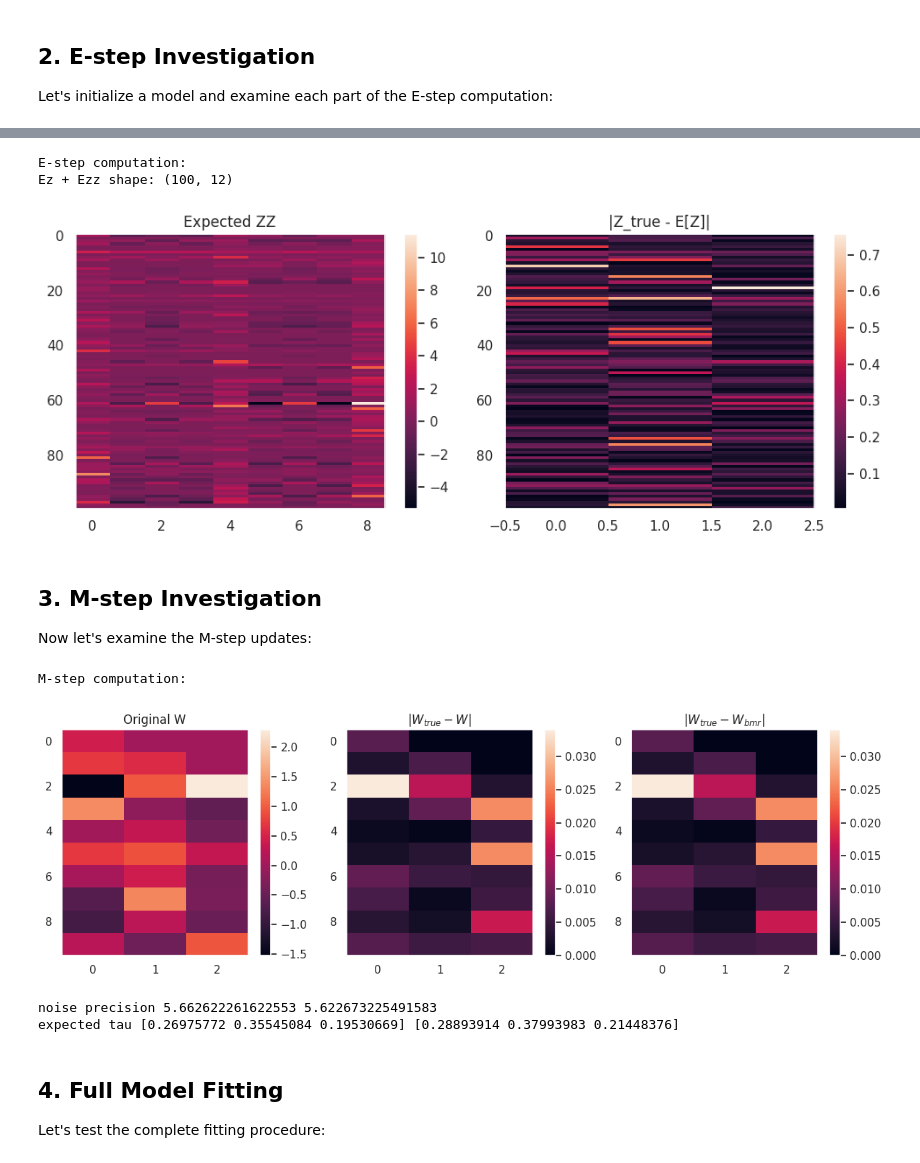
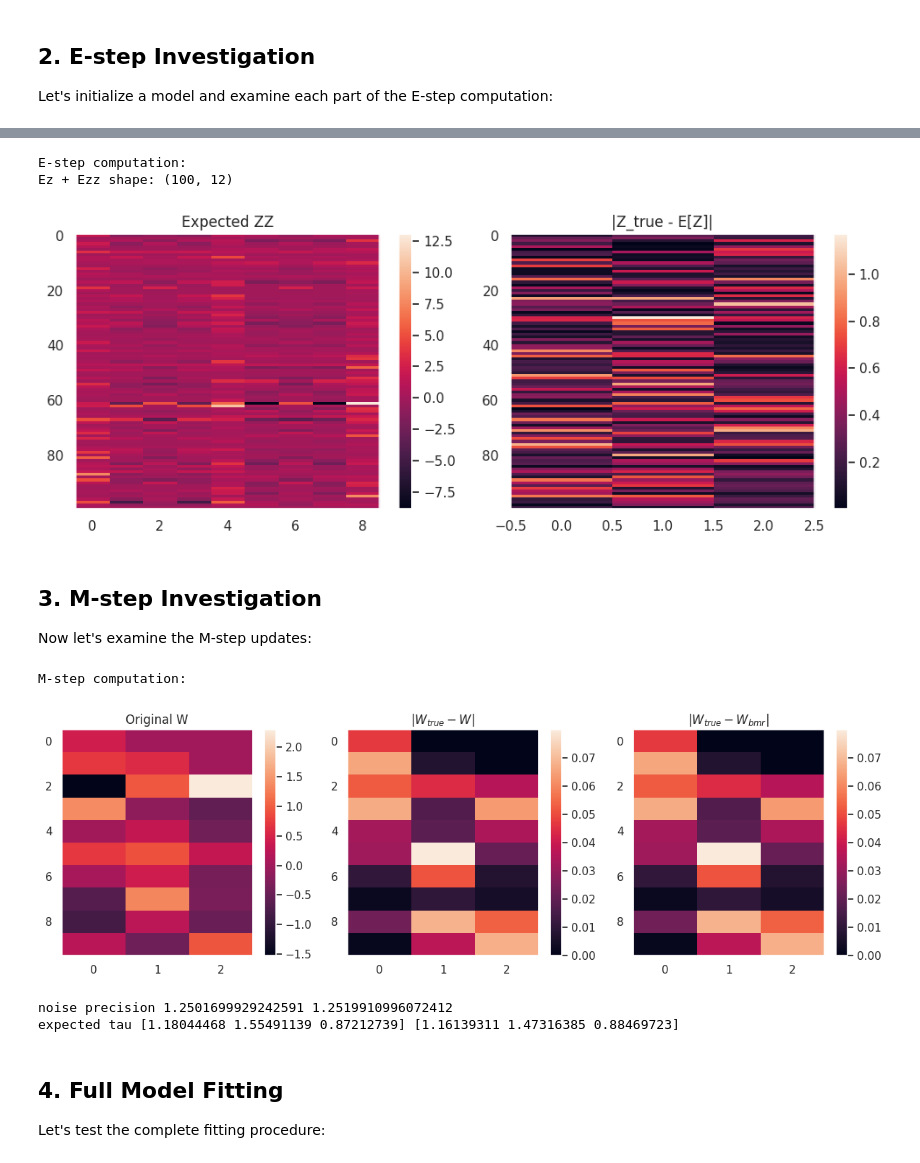
Before and after one commit to dimarkov/sppcax, a Jupyter notebook: examples/debug_factor_analysis.ipynb, the cells around one changed output, grey strips where cells are left out. Cells and saved outputs as stored; diff of their text form; code cells hidden in the pictures.

```diff
--- a/examples/debug_factor_analysis.ipynb
+++ b/examples/debug_factor_analysis.ipynb
@@ -60,8 +62,10 @@ W_true = jr.normal(subkey, (n_components, n_features)) * mask
 
 # Generate observations with noise
 key, subkey = jr.split(key)
-noise = 0.1 * jr.normal(subkey, (n_samples, n_features))
+noise = jr.normal(subkey, (n_samples, n_features))
 X = Z_true @ W_true + noise
+
+X_dist = _to_distribution(X)
 
 print("Data shapes:")
 print(f"X: {X.shape}")
@@ -184,7 +186,7 @@ Ez + Ezz shape: (100, 12)
 from sppcax.models import e_step
 
 # Initialize model with known parameters
-model = PPCA(n_components=n_components, n_features=n_features, bmr_e_step=True)
+model = PPCA(n_components=n_components, n_features=n_features, bmr_e_step=True, use_bias=False)
 
 q_w_psi = MultivariateNormalGamma(
     loc=W_true.mT,  # Use true W for initialization
@@ -196,15 +198,13 @@ q_w_psi = MultivariateNormalGamma(
 )
 
 model = eqx.tree_at(lambda x: x.q_w_psi, model, q_w_psi)
-mean = X.mean(0)
-model = eqx.tree_at(lambda x: x.mean_, model, mean)
 
 # Step through E-step computation
 print("E-step computation:")
 
 # Compute expectations
 key, _key = jr.split(key)
-qz = e_step(model, X, use_bmr=True, key=_key)
+qz = e_step(model, X_dist, use_bmr=True, key=_key)
 exp_stats = qz.expected_sufficient_statistics
 print(f"Ez + Ezz shape: {exp_stats.shape}")
 
@@ -226,7 +226,7 @@ plt.show()
 # %% [output]
 E-step computation:
 Ez + Ezz shape: (100, 12)
-[figure, old version]
+[figure, new version]
 # %% [markdown]
 ## 3. M-step Investigation
 
@@ -237,38 +237,39 @@ from sppcax.models import m_step
 # Step through M-step computation
 print("M-step computation:")
 
 # 4. Update model
-updated_model = m_step(model, X, qz, use_bmr=False)
-updated_model2 = m_step(model, X, qz, use_bmr=True)
+with jax.disable_jit(disable=True):
+    updated_model = m_step(model, X_dist, qz, use_bmr_opt=False)
+    updated_model2 = m_step(model, X_dist, qz, use_bmr_opt=True)
 
 # Visualize M-step results
 plt.figure(figsize=(12, 4))
 
 plt.subplot(131)
 plt.imshow(model.q_w_psi.mean, aspect='auto')
 plt.title('Original W')
 plt.colorbar()
 
 plt.subplot(132)
 plt.imshow(jnp.abs(W_true.mT - updated_model.q_w_psi.mean), aspect='auto')
 plt.title(r'$|W_{true} - W|$')
 plt.colorbar()
 
 plt.subplot(133)
 plt.imshow(jnp.abs(W_true.mT - updated_model2.q_w_psi.mean), aspect='auto')
 plt.title(r'$|W_{true} - W_{bmr}|$')
 plt.colorbar()
 
 plt.tight_layout()
 plt.show()
 
 print('noise precision', updated_model2.q_w_psi.gamma.mean, updated_model.q_w_psi.gamma.mean)
 print('expected tau', updated_model2.q_tau.mean, updated_model.q_tau.mean)
 # %% [output]
 M-step computation:
-[figure, old version]
+[figure, new version]
-noise precision 5.662622261622553 5.622673225491583
-expected tau [0.26975772 0.35545084 0.19530669] [0.28893914 0.37993983 0.21448376]
+noise precision 1.2501699929242591 1.2519910996072412
+expected tau [1.18044468 1.55491139 0.87212739] [1.16139311 1.47316385 0.88469723]
 # %% [markdown]
 ## 4. Full Model Fitting
 
```
Also changed, not shown: parts of 14 cells of this notebook, 12 other files.
